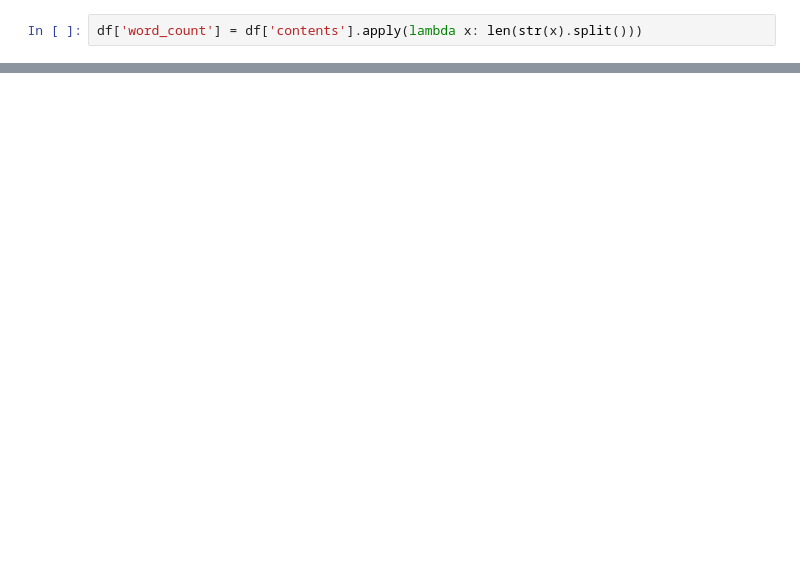
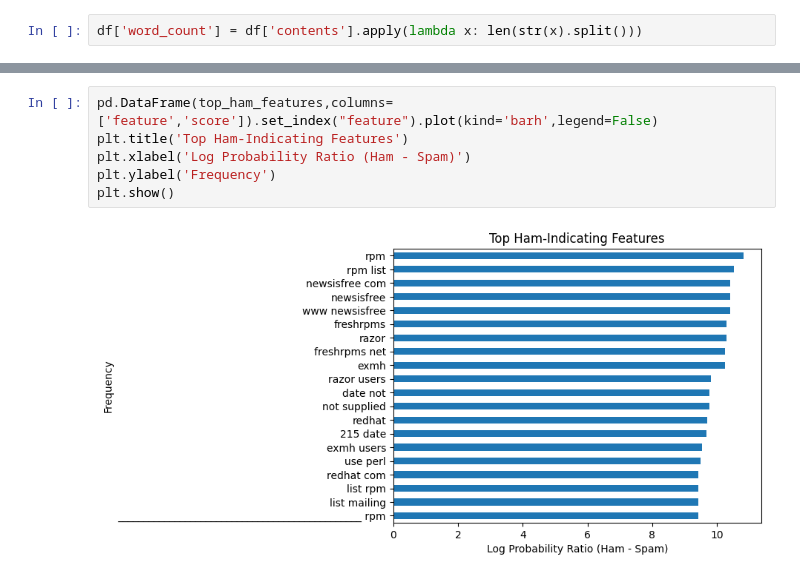
Before and after one commit to vuminhtue/Kaggle, a Jupyter notebook: Python_spam/code/NB_modeling.ipynb, the cells around one changed output, grey strips where cells are left out. Drawn from its saved outputs; the diff is of its cells as text; blank space fills up the shorter version.

```diff
--- a/Python_spam/code/NB_modeling.ipynb
+++ b/Python_spam/code/NB_modeling.ipynb
@@ -254,0 +419,8 @@ for feature, score in top_spam_features:
+# %%
+pd.DataFrame(top_ham_features,columns=['feature','score']).set_index("feature").plot(kind='barh',legend=False)
+plt.title('Top Ham-Indicating Features')
+plt.xlabel('Log Probability Ratio (Ham - Spam)')
+plt.ylabel('Frequency')
+plt.show()
+# %% [output]
+[figure, added]
```
Also changed, not shown: parts of 62 cells of this notebook, 45 other files.
